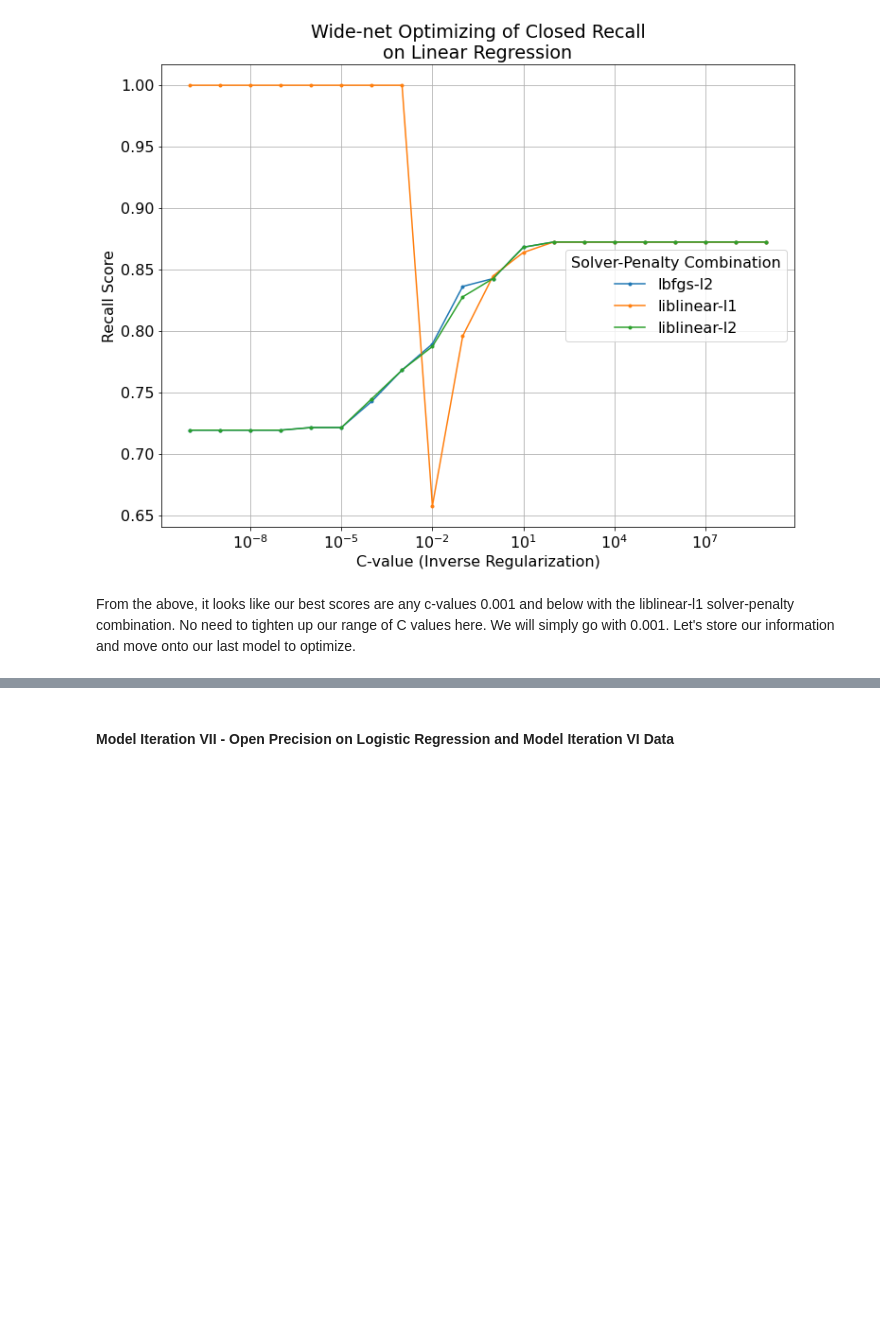
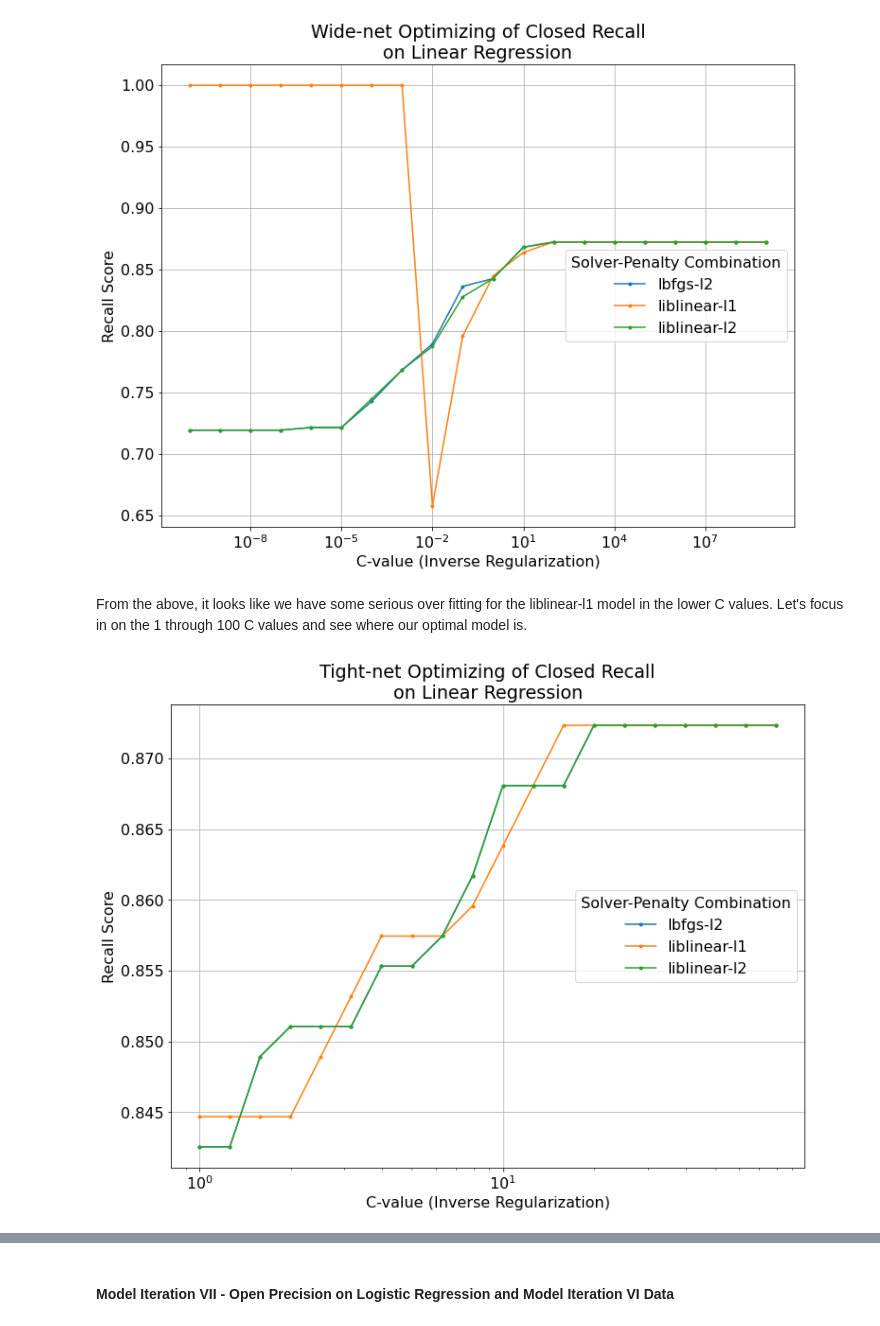
Before and after one commit to wjmatthews/wb_lift_openings, a Jupyter notebook: FeatureEngineeringAndModellingPartII.ipynb, the cells around one changed output, grey strips where cells are left out. Drawn from its saved outputs; the diff is of its cells as text; code cells hidden in the pictures; blank space fills up the shorter version.

```diff
--- a/FeatureEngineeringAndModellingPartII.ipynb
+++ b/FeatureEngineeringAndModellingPartII.ipynb
@@ -1550,4 +1447,4 @@ plt.show()
 # %% [output]
 [figure]
 # %% [markdown]
-From the above, it looks like our best scores are any c-values 0.001 and below with the liblinear-l1 solver-penalty combination.  No need to tighten up our range of C values here.  We will simply go with 0.001.  Let's store our information and move onto our last model to optimize.
+From the above, it looks like we have some serious over fitting for the liblinear-l1 model in the lower C values.  Let's focus in on the 1 through 100 C values and see where our optimal model is.
@@ -1563,0 +1513,29 @@ metric_info_for_optimizing['closed_recall'] = {'model': 'Logistic Regression',
+# %%
+%%capture --no-display
+
+# plot all of our cross val scores
+plt.figure(figsize = (12,9))
+
+# plot each solver-penalty combo as its own line
+for solver, penalty in params:
+    plt.plot(C_values,
+             cross_val_scores[f"{solver}-{penalty}"],
+             label = f"{solver}-{penalty}",
+             marker = '.')
+
+# add legend and grid
+plt.legend(title = 'Solver-Penalty Combination',
+           loc = 'center right')
+plt.grid()
+
+# set x-scale to logarithmic
+plt.xscale("log")
+
+# add title and axis legends
+plt.title('Tight-net Optimizing of Closed Recall\non Linear Regression')
+plt.xlabel('C-value (Inverse Regularization)')
+plt.ylabel('Recall Score')
+
+plt.show()
+# %% [output]
+[figure, added]
```
Also changed, not shown: parts of 68 cells of this notebook.
